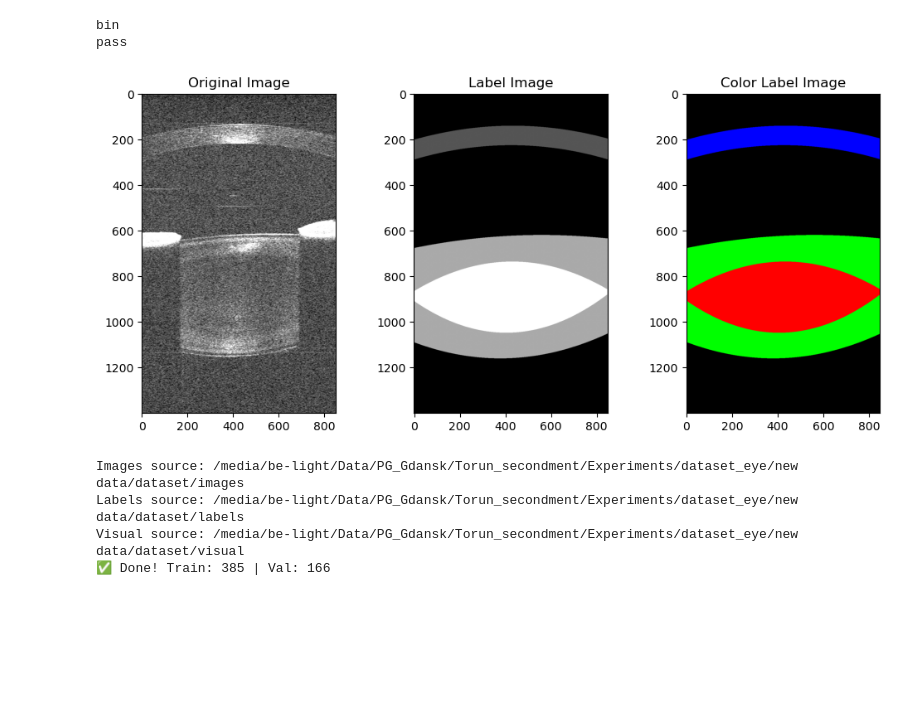
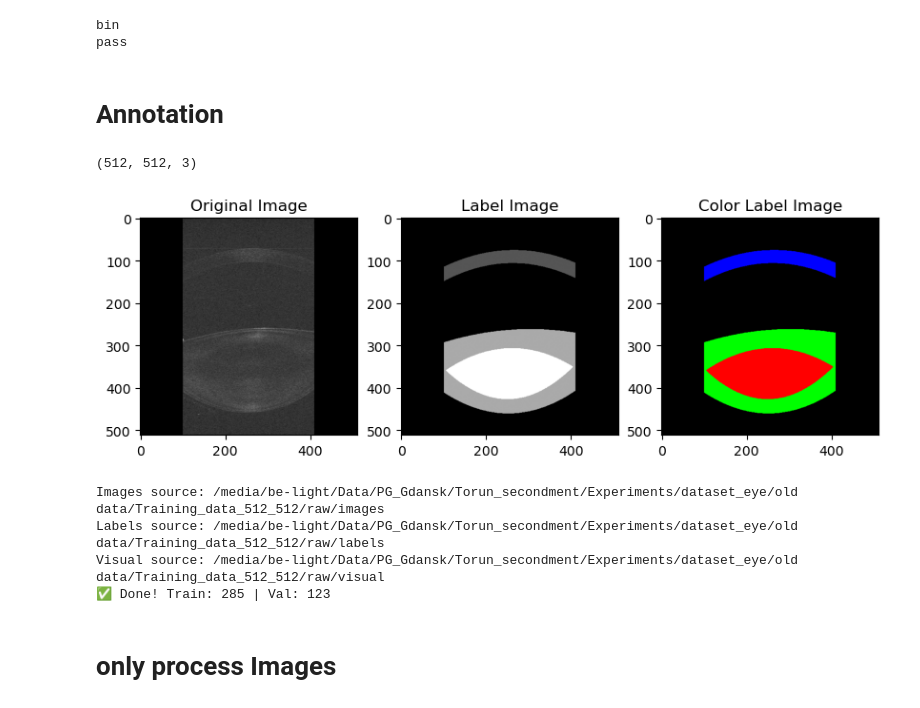
Before and after one commit to usmanraza121/SegOCT_BioLab, a Jupyter notebook: annotation.ipynb, the cells around one changed output. Drawn from its saved outputs; the diff is of its cells as text; code cells hidden in the pictures; blank space fills up the shorter version.

```diff
--- a/annotation.ipynb
+++ b/annotation.ipynb
@@ -4,7 +4,7 @@ import matplotlib.pyplot as plt
 import cv2 as cv2
 
 H, W = 4096, 850
-intensity = np.fromfile("/media/be-light/Data/PG_Gdansk/Torun_secondment/Experiments/dataset_eye/new data/ROC/CN029_FK_24_M/OS/6-0D/6/Vertical/Intensity.bin", dtype=np.float64)
+intensity = np.fromfile("/media/be-light/Data/PG_Gdansk/Torun_secondment/Experiments/dataset_eye/old data/Training Data/CN029_FK_24_M/OS/6-0D/4/Horizontal/Intensity.bin", dtype=np.float64)
 # print("intensity size:", intensity.size, intensity.dtype, intensity.min(), intensity.max())
 # intensity= intensity[:H*W].reshape(W, H).T
 intensity= intensity[:H*W]
@@ -76,10 +74,10 @@ import cv2 as cv2
 
 H, W = 4096, 850
 
-data_root ="/media/be-light/Data/PG_Gdansk/Torun_secondment/Experiments/Training Data"
+data_root ="/media/be-light/Data/PG_Gdansk/Torun_secondment/Experiments/dataset_eye/old data/Training Data"
 
-# segmentation = np.fromfile(data_root + "/CN043_DJ_18_M/OD/6-0D/2/Horizontal/Segmentation.bin", dtype = np.uint8)
-segmentation = np.fromfile("/media/be-light/Data/PG_Gdansk/Torun_secondment/Experiments/dataset_eye/new data/ROC/CN029_FK_24_M/OS/6-0D/6/Vertical/Segmentation.bin", dtype=np.uint8)
+segmentation = np.fromfile(data_root + "/CN029_FK_24_M/OS/6-0D/0/Horizontal/Segmentation.bin", dtype = np.uint8)
+# segmentation = np.fromfile("/media/be-light/Data/PG_Gdansk/Torun_secondment/Experiments/dataset_eye/new data/ROC/CN029_FK_24_M/OS/6-0D/6/Vertical/Segmentation.bin", dtype=np.uint8)
 # print('unique values in segmentation:', np.unique(segmentation, return_counts = True))
 
 segmentation = segmentation[:H*W].reshape(W, H).T
@@ -166,16 +164,16 @@ import cv2 as cv2
 
 H, W = 4096, 850
 
-data_root ="/media/be-light/Data/PG_Gdansk/Torun_secondment/Experiments/Training Data"
+data_root ="/media/be-light/Data/PG_Gdansk/Torun_secondment/Experiments/dataset_eye/old data/Training Data"
 # data_root ="/media/be-light/Data/PG_Gdansk/Torun_secondment/Experiments/dataset_eye/new data/ROC"
 
 # png_img = data_root + "/CN054_MP_18_F/OS/6-0/4/Horizontal/Intensity.bin"
 
-png_img = cv2.imread(data_root + "/CN043_DJ_18_M/OD/6-0D/6/Horizontal/Image.png", cv2.IMREAD_UNCHANGED)
+png_img = cv2.imread(data_root + "/CN029_FK_24_M/OS/6-0D/0/Horizontal/Image.png", cv2.IMREAD_UNCHANGED)
 # png_img = cv2.imread(data_root + "/CN038_MM_37_F/OD/0-6D/0/Horizontal/Image.png", cv2.IMREAD_UNCHANGED)
 image = png_img[:1400, :850]  # crop to match segmentation size
 # image = png_img[:1800, :850]
-segmentation = np.fromfile(data_root + "/CN043_DJ_18_M/OD/6-0D/6/Horizontal/Segmentation.bin", dtype = np.uint8)
+segmentation = np.fromfile(data_root + "/CN029_FK_24_M/OS/6-0D/0/Horizontal/Segmentation.bin", dtype = np.uint8)
 # segmentation = np.fromfile(data_root + "/CN054_MP_18_F/OS/6-0/4/Horizontal/Segmentation.bin", dtype = np.uint8)
 
 # print('unique values in segmentation:', np.unique(segmentation, return_counts = True))
@@ -403,6 +403,8 @@ print('pass')
 # %% [output]
 bin
 pass
+# %% [markdown]
+# Annotation
 # %%
 def annotation(image_path, seg_path, resize=True, Dtype = 'bin'):
     # data_root ="/media/be-light/Data/PG_Gdansk/Torun_secondment/Experiments/Training Data"
@@ -495,26 +497,35 @@ def annotation(image_path, seg_path, resize=True, Dtype = 'bin'):
         color_label = resize_with_padding(color_label, target_size=(512, 512))
     return image, label, color_label
 # %%
-data_root ="/media/be-light/Data/PG_Gdansk/Torun_secondment/Experiments/dataset_eye/new data/ROC"
+import os
+import cv2
+import numpy as np
+from glob import glob
+from tqdm import tqdm
+import matplotlib.pyplot as plt
 
-png_img = data_root + "/CN054_MP_18_F/OS/6-0/4/Horizontal/Intensity.bin"
-segmentation = data_root + "/CN054_MP_18_F/OS/6-0/4/Horizontal/Segmentation.bin"
+data_root ="/media/be-light/Data/PG_Gdansk/Torun_secondment/Experiments/dataset_eye/old data/Raw Data"
 
-image, label, color_label = annotation(png_img, segmentation, resize=False, Dtype='bin')
+png_img = data_root + "/CN029_FK_24_M/OS/6-0D/0/Horizontal/Image.png"
+segmentation = data_root + "/CN029_FK_24_M/OS/6-0D/0/Horizontal/Segmentation.bin"
+
+image, label, color_label = annotation(png_img, segmentation, resize=True, Dtype='png')
 # print(np.min(image), np.max(image), np.unique(image))
-plt.figure(figsize=(12, 5))
+print(image.shape)
+plt.figure(figsize=(10, 8))
 plt.subplot(1, 3, 1)
 plt.title("Original Image")
 plt.imshow(image, cmap='gray')
 plt.subplot(1, 3, 2)
 plt.title("Label Image")
 plt.imshow(label, cmap='grey')
 plt.subplot(1, 3, 3)
 plt.title("Color Label Image")
 plt.imshow(color_label)
 plt.show()
 # %% [output]
+(512, 512, 3)
-[figure, old version]
+[figure, new version]
 # %%
 import os
 import cv2
@@ -645,10 +659,10 @@ import shutil
 import random
 
 # Paths
-root = '/media/be-light/Data/PG_Gdansk/Torun_secondment/Experiments/dataset_eye/dataset/eye_data2'  # Replace with your root path
-images_dir = os.path.join('/media/be-light/Data/PG_Gdansk/Torun_secondment/Experiments/dataset_eye/new data/dataset/images')   #(root, 'images_all')  # All images in one folder
-labels_dir = os.path.join('/media/be-light/Data/PG_Gdansk/Torun_secondment/Experiments/dataset_eye/new data/dataset/labels')   #(root, 'labels_all')  # All GTs in one folder
-visual_dir = os.path.join('/media/be-light/Data/PG_Gdansk/Torun_secondment/Experiments/dataset_eye/new data/dataset/visual')   #(root, 'visual')  # All visualizations in one folder
+root = '/media/be-light/Data/PG_Gdansk/Torun_secondment/Experiments/dataset_eye/old data/Training_data_512_512'  # Replace with your root path
+images_dir = os.path.join('/media/be-light/Data/PG_Gdansk/Torun_secondment/Experiments/dataset_eye/old data/Training_data_512_512/raw/images')   #(root, 'images_all')  # All images in one folder
+labels_dir = os.path.join('/media/be-light/Data/PG_Gdansk/Torun_secondment/Experiments/dataset_eye/old data/Training_data_512_512/raw/labels')   #(root, 'labels_all')  # All GTs in one folder
+visual_dir = os.path.join('/media/be-light/Data/PG_Gdansk/Torun_secondment/Experiments/dataset_eye/old data/Training_data_512_512/raw/visual')   #(root, 'visual')  # All visualizations in one folder
 
 print("Images source:", images_dir)
 print("Labels source:", labels_dir)
@@ -698,6 +712,10 @@ def copy_pairs(image_list, split):
         shutil.copy(label_path, os.path.join(root, f"labels/{split}", base_name))
         shutil.copy(visual_path, os.path.join(root, f"visual/{split}", base_name))
 
+        # shutil.copy(img_path, os.path.join(root, f"images/{split}", 'p'+img_name))
+        # shutil.copy(label_path, os.path.join(root, f"labels/{split}", 'p'+base_name))
+        # shutil.copy(visual_path, os.path.join(root, f"visual/{split}", 'p'+base_name))
+
         # shutil.copy(img_path, os.path.join(root, f"images/{split}", image_name2))
         # shutil.copy(label_path, os.path.join(root, f"labels/{split}", label_name2))
 
@@ -707,7 +725,9 @@ copy_pairs(val_images, "val")
 
 print(f"✅ Done! Train: {len(train_images)} | Val: {len(val_images)}")
 # %% [output]
-Images source: /media/be-light/Data/PG_Gdansk/Torun_secondment/Experiments/dataset_eye/new data/dataset/images
-Labels source: /media/be-light/Data/PG_Gdansk/Torun_secondment/Experiments/dataset_eye/new data/dataset/labels
-Visual source: /media/be-light/Data/PG_Gdansk/Torun_secondment/Experiments/dataset_eye/new data/dataset/visual
-✅ Done! Train: 385 | Val: 166
+Images source: /media/be-light/Data/PG_Gdansk/Torun_secondment/Experiments/dataset_eye/old data/Training_data_512_512/raw/images
+Labels source: /media/be-light/Data/PG_Gdansk/Torun_secondment/Experiments/dataset_eye/old data/Training_data_512_512/raw/labels
+Visual source: /media/be-light/Data/PG_Gdansk/Torun_secondment/Experiments/dataset_eye/old data/Training_data_512_512/raw/visual
+✅ Done! Train: 285 | Val: 123
+# %% [markdown]
+# only process Images
```
Also changed, not shown: parts of 7 cells of this notebook.
